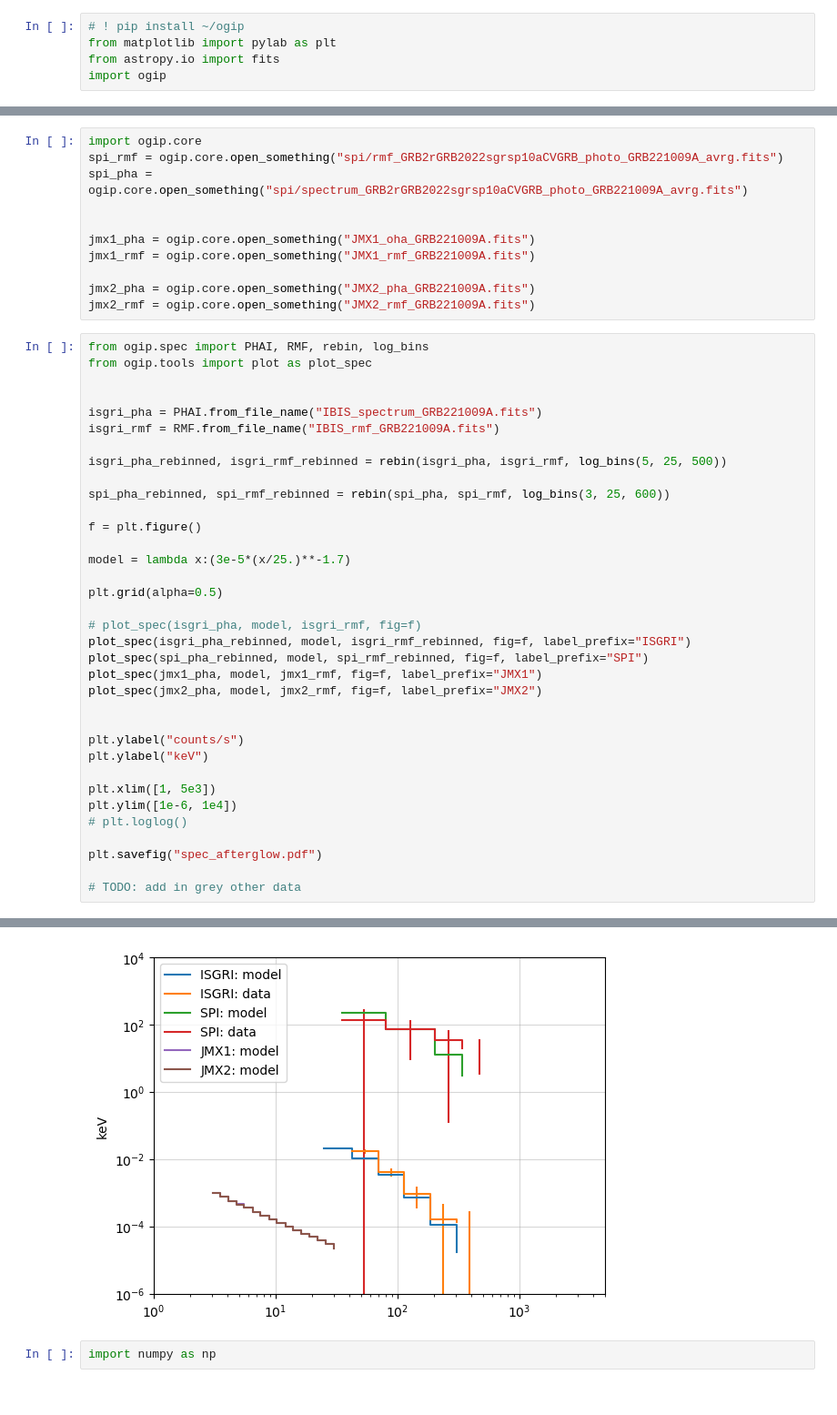
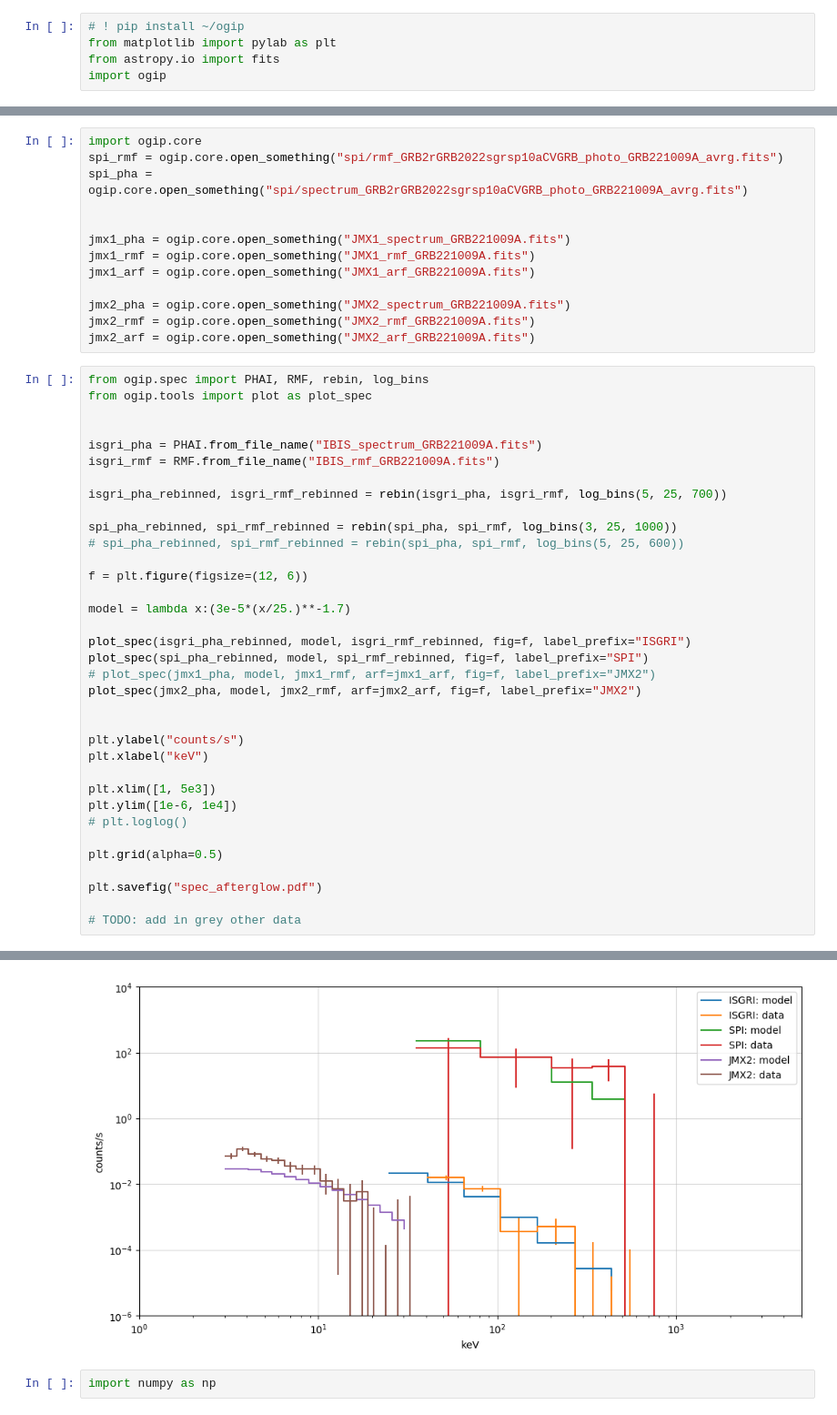
Before and after one commit to volodymyrss/grb221009, a Jupyter notebook: spectrum.ipynb, the cells around one changed output, grey strips where cells are left out. Shown at 91% size. Drawn from its saved outputs; the diff is of its cells as text.

```diff
--- a/spectrum.ipynb
+++ b/spectrum.ipynb
@@ -11,11 +11,13 @@ spi_rmf = ogip.core.open_something("spi/rmf_GRB2rGRB2022sgrsp10aCVGRB_photo_GRB2
 spi_pha = ogip.core.open_something("spi/spectrum_GRB2rGRB2022sgrsp10aCVGRB_photo_GRB221009A_avrg.fits")
 
 
-jmx1_pha = ogip.core.open_something("JMX1_oha_GRB221009A.fits")
+jmx1_pha = ogip.core.open_something("JMX1_spectrum_GRB221009A.fits")
 jmx1_rmf = ogip.core.open_something("JMX1_rmf_GRB221009A.fits")
+jmx1_arf = ogip.core.open_something("JMX1_arf_GRB221009A.fits")
 
-jmx2_pha = ogip.core.open_something("JMX2_pha_GRB221009A.fits")
+jmx2_pha = ogip.core.open_something("JMX2_spectrum_GRB221009A.fits")
 jmx2_rmf = ogip.core.open_something("JMX2_rmf_GRB221009A.fits")
+jmx2_arf = ogip.core.open_something("JMX2_arf_GRB221009A.fits")
 # %%
 from ogip.spec import PHAI, RMF, rebin, log_bins
 from ogip.tools import plot as plot_spec
@@ -24,30 +26,30 @@ from ogip.tools import plot as plot_spec
 isgri_pha = PHAI.from_file_name("IBIS_spectrum_GRB221009A.fits")
 isgri_rmf = RMF.from_file_name("IBIS_rmf_GRB221009A.fits")
 
-isgri_pha_rebinned, isgri_rmf_rebinned = rebin(isgri_pha, isgri_rmf, log_bins(5, 25, 500))
+isgri_pha_rebinned, isgri_rmf_rebinned = rebin(isgri_pha, isgri_rmf, log_bins(5, 25, 700))
 
-spi_pha_rebinned, spi_rmf_rebinned = rebin(spi_pha, spi_rmf, log_bins(3, 25, 600))
+spi_pha_rebinned, spi_rmf_rebinned = rebin(spi_pha, spi_rmf, log_bins(3, 25, 1000))
+# spi_pha_rebinned, spi_rmf_rebinned = rebin(spi_pha, spi_rmf, log_bins(5, 25, 600))
 
-f = plt.figure()
+f = plt.figure(figsize=(12, 6))
 
 model = lambda x:(3e-5*(x/25.)**-1.7)
 
-plt.grid(alpha=0.5)
-
-# plot_spec(isgri_pha, model, isgri_rmf, fig=f)
 plot_spec(isgri_pha_rebinned, model, isgri_rmf_rebinned, fig=f, label_prefix="ISGRI")
 plot_spec(spi_pha_rebinned, model, spi_rmf_rebinned, fig=f, label_prefix="SPI")
-plot_spec(jmx1_pha, model, jmx1_rmf, fig=f, label_prefix="JMX1")
-plot_spec(jmx2_pha, model, jmx2_rmf, fig=f, label_prefix="JMX2")
+# plot_spec(jmx1_pha, model, jmx1_rmf, arf=jmx1_arf, fig=f, label_prefix="JMX2")
+plot_spec(jmx2_pha, model, jmx2_rmf, arf=jmx2_arf, fig=f, label_prefix="JMX2")
 
 
 plt.ylabel("counts/s")
-plt.ylabel("keV")
+plt.xlabel("keV")
 
 plt.xlim([1, 5e3])
 plt.ylim([1e-6, 1e4])
 # plt.loglog()
 
+plt.grid(alpha=0.5)
+
 plt.savefig("spec_afterglow.pdf")
 
 # TODO: add in grey other data
@@ -56,4 +57,4 @@ plt.savefig("spec_afterglow.pdf")
-[figure, old version]
+[figure, new version]
 # %%
 import numpy as np
 # %%
```
Also changed, not shown: parts of 2 cells of this notebook.
